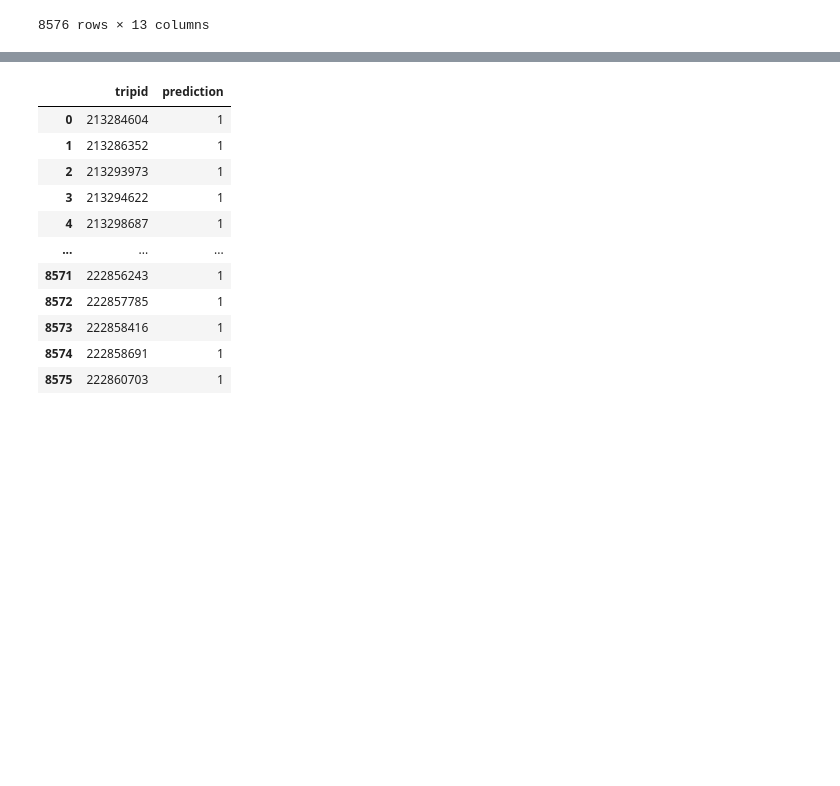
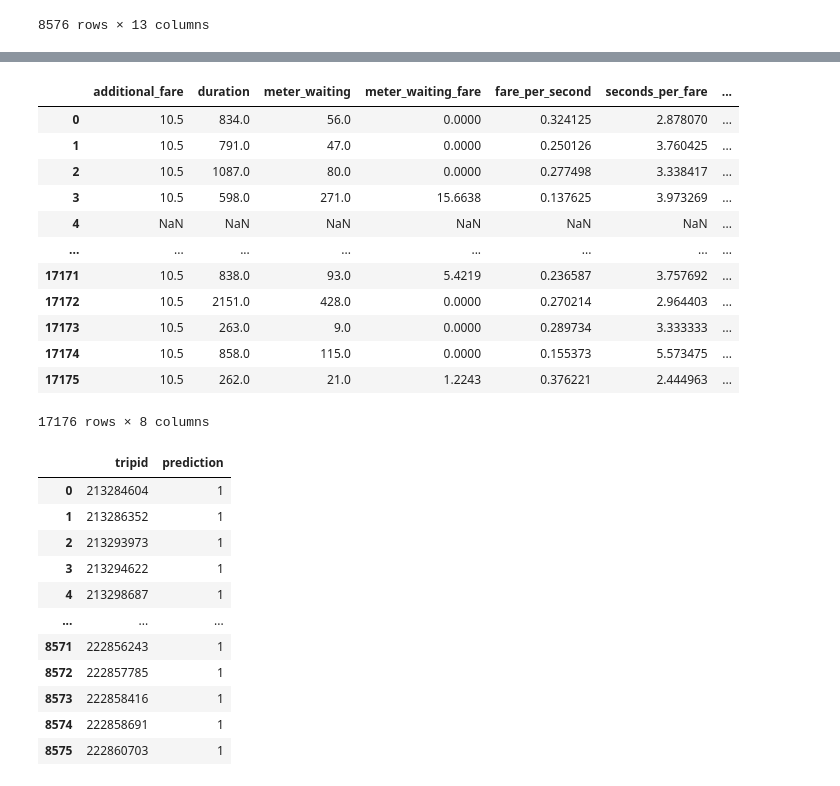
Before and after one commit to Dhananjana97/ML-Ride-Fair, a Jupyter notebook: ML_xgboost_20.ipynb, the cells around one changed output, grey strips where cells are left out. Cells and saved outputs as stored; diff of their text form; code cells hidden in the pictures; blank space fills up the shorter version.

```diff
--- a/ML_xgboost_20.ipynb
+++ b/ML_xgboost_20.ipynb
@@ -492,4 +471,20 @@ test_df['prediction'].value_counts()
 Name: prediction, dtype: int64
+# %%
+X
+# %% [output]
+|  | additional_fare | duration | meter_waiting | meter_waiting_fare | fare_per_second | seconds_per_fare | ... |
+| 0 | 10.5 | 834.0 | 56.0 | 0.0000 | 0.324125 | 2.878070 | ... |
+| 1 | 10.5 | 791.0 | 47.0 | 0.0000 | 0.250126 | 3.760425 | ... |
+| 2 | 10.5 | 1087.0 | 80.0 | 0.0000 | 0.277498 | 3.338417 | ... |
+| 3 | 10.5 | 598.0 | 271.0 | 15.6638 | 0.137625 | 3.973269 | ... |
+| 4 | NaN | NaN | NaN | NaN | NaN | NaN | ... |
+| ... | ... | ... | ... | ... | ... | ... | ... |
+| 17171 | 10.5 | 838.0 | 93.0 | 5.4219 | 0.236587 | 3.757692 | ... |
+| 17172 | 10.5 | 2151.0 | 428.0 | 0.0000 | 0.270214 | 2.964403 | ... |
+| 17173 | 10.5 | 263.0 | 9.0 | 0.0000 | 0.289734 | 3.333333 | ... |
+| 17174 | 10.5 | 858.0 | 115.0 | 0.0000 | 0.155373 | 5.573475 | ... |
+| 17175 | 10.5 | 262.0 | 21.0 | 1.2243 | 0.376221 | 2.444963 | ... |
+17176 rows × 8 columns
 # %%
 submission_df = test_df[['tripid','prediction']]
 submission_df
```
Also changed, not shown: parts of 20 cells of this notebook.
